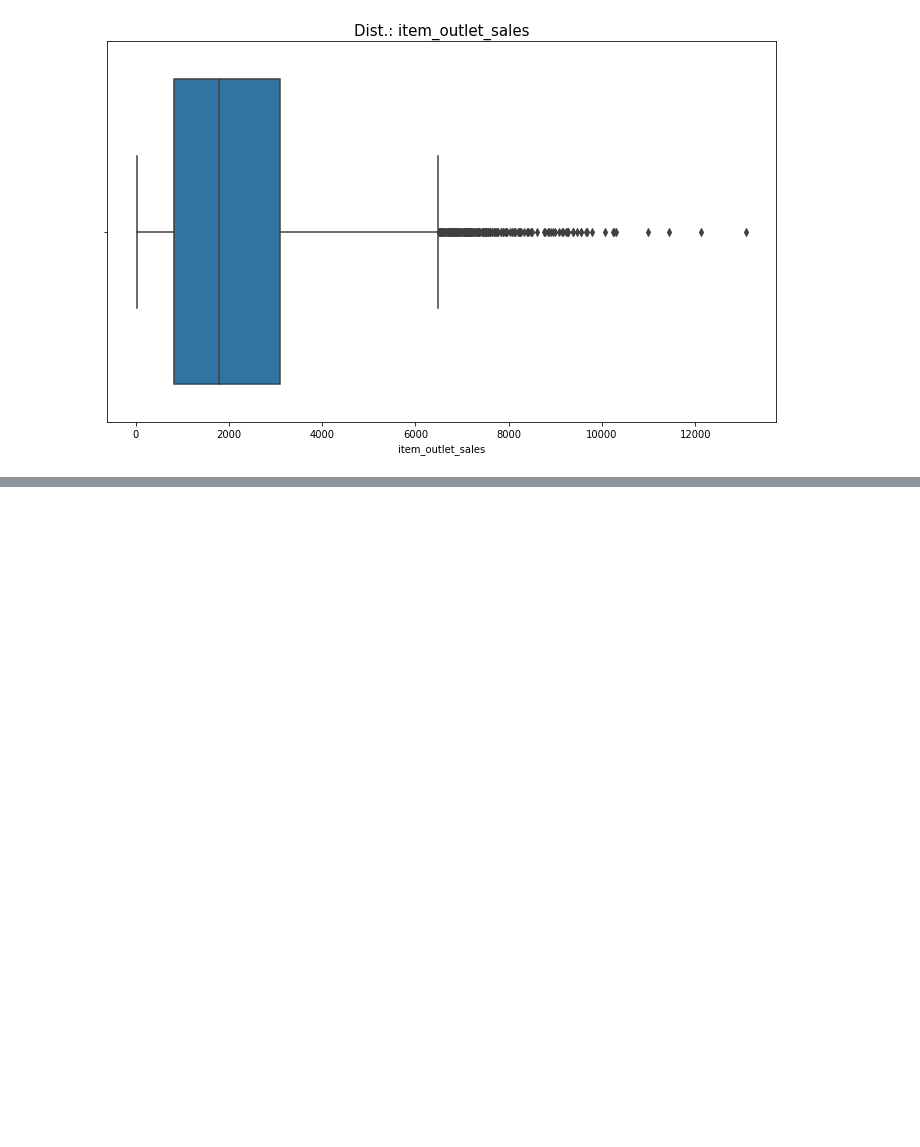
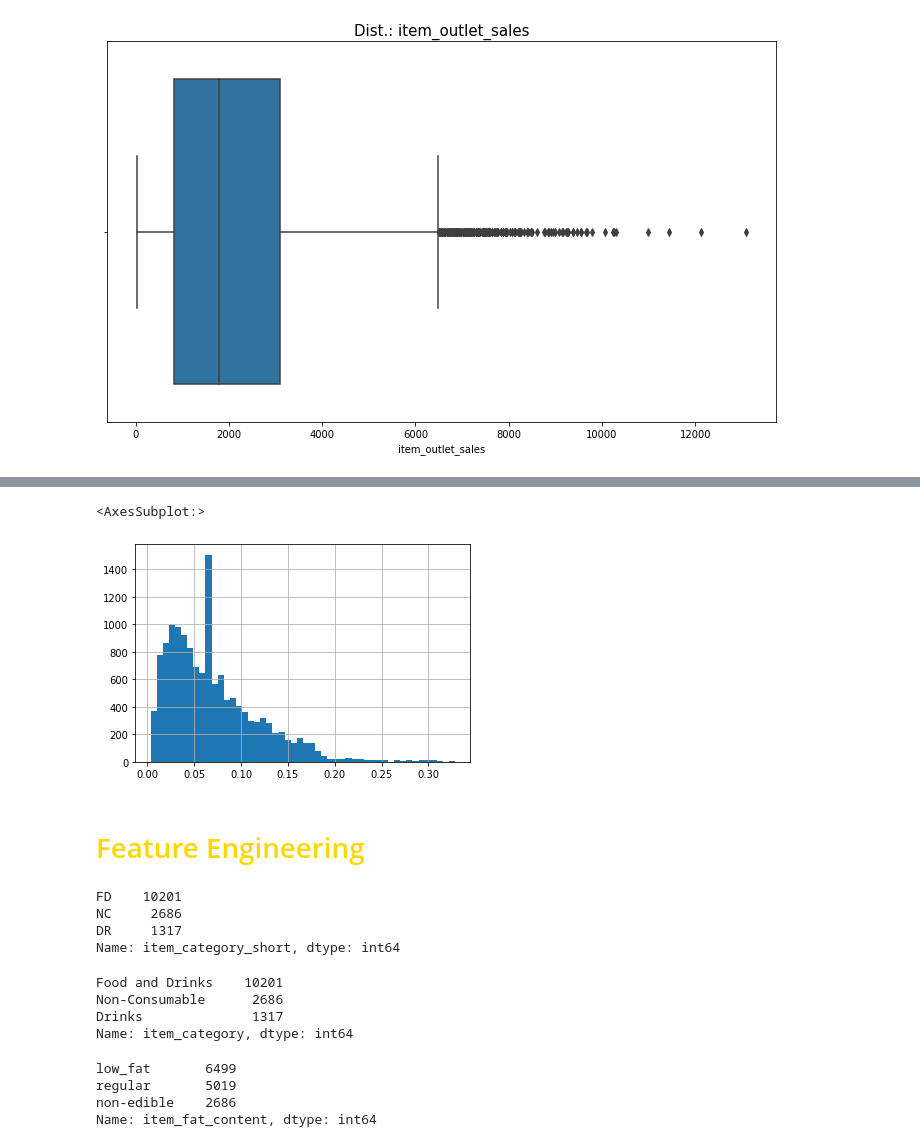
Before and after one commit to matheusmello-o/bigmart-sales-prediction, a Jupyter notebook: data-exploration.ipynb, the cells around one changed output, grey strips where cells are left out. Drawn from its saved outputs; the diff is of its cells as text; code cells hidden in the pictures; blank space fills up the shorter version.

```diff
--- a/data-exploration.ipynb
+++ b/data-exploration.ipynb
@@ -264,0 +389,13 @@ Variável:  item_outlet_sales
+# %%
+mean_visibility = df.item_visibility.mean()
+
+df.loc[df.item_visibility == 0, 'item_visibility'] = mean_visibility
+# %%
+# treating item_visibility
+
+df.item_visibility.hist(bins = 50)
+# %% [output]
+<AxesSubplot:>
+[figure, added]
+# %% [markdown]
+# <font color = 'gold'> Feature Engineering </font>
@@ -264,0 +404,26 @@ Variável:  item_outlet_sales
+# %%
+df['item_category_short'] = df.item_identifier.apply(lambda x: x[0:2])
+df.item_category_short.value_counts()
+# %% [output]
+FD    10201
+NC     2686
+DR     1317
+Name: item_category_short, dtype: int64
+# %%
+dict_category = {'FD': 'Food and Drinks', 'NC': 'Non-Consumable', 'DR': 'Drinks'}
+
+df['item_category'] = df.item_category_short.map(dict_category)
+df.item_category.value_counts()
+# %% [output]
+Food and Drinks    10201
+Non-Consumable      2686
+Drinks              1317
+Name: item_category, dtype: int64
+# %%
+df.loc[df.item_category_short == 'NC', 'item_fat_content'] = 'non-edible'
+df.item_fat_content.value_counts()
+# %% [output]
+low_fat       6499
+regular       5019
+non-edible    2686
+Name: item_fat_content, dtype: int64
```
Also changed, not shown: parts of 37 cells of this notebook, 3 other files.
